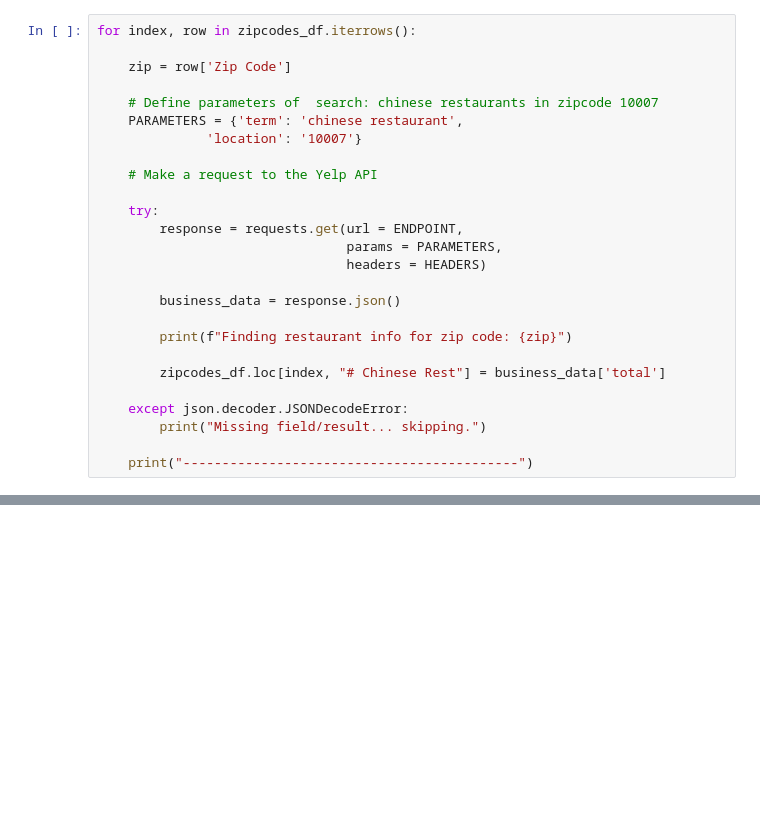
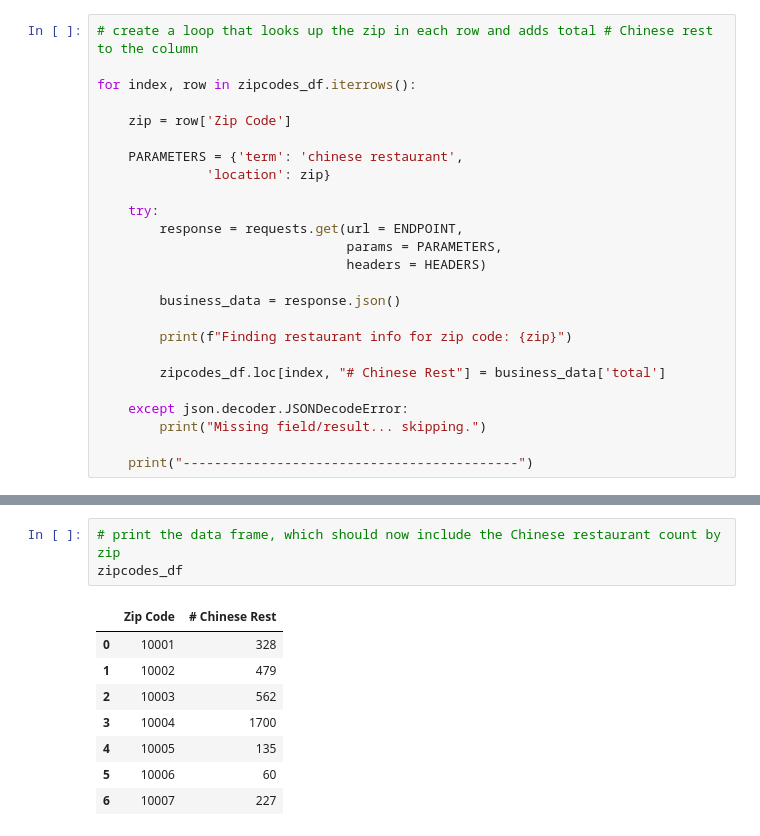
Before and after one commit to Karlasalome/group8-project1, a Jupyter notebook: Scott Yelp Test.ipynb, the cells around one changed output, grey strips where cells are left out. Saved outputs shown, nothing was run; the diff lists cells and outputs as text; blank space fills up the shorter version.

```diff
--- a/Scott Yelp Test.ipynb
+++ b/Scott Yelp Test.ipynb
@@ -95,13 +102,12 @@ zipcodes_df.head()
 # %%
+# create a loop that looks up the zip in each row and adds total # Chinese rest to the column
+
 for index, row in zipcodes_df.iterrows():
 
     zip = row['Zip Code']
 
-    # Define parameters of  search: chinese restaurants in zipcode 10007
     PARAMETERS = {'term': 'chinese restaurant',
-              'location': '10007'}
-
-    # Make a request to the Yelp API
+              'location': zip}
 
     try:
         response = requests.get(url = ENDPOINT,
@@ -120,0 +142,12 @@ for index, row in zipcodes_df.iterrows():
+# %%
+# print the data frame, which should now include the Chinese restaurant count by zip
+zipcodes_df
+# %% [output]
+|  | Zip Code | # Chinese Rest |
+| 0 | 10001 | 328 |
+| 1 | 10002 | 479 |
+| 2 | 10003 | 562 |
+| 3 | 10004 | 1700 |
+| 4 | 10005 | 135 |
+| 5 | 10006 | 60 |
+| 6 | 10007 | 227 |
```
Also changed, not shown: parts of 6 cells of this notebook, 1 other file.
